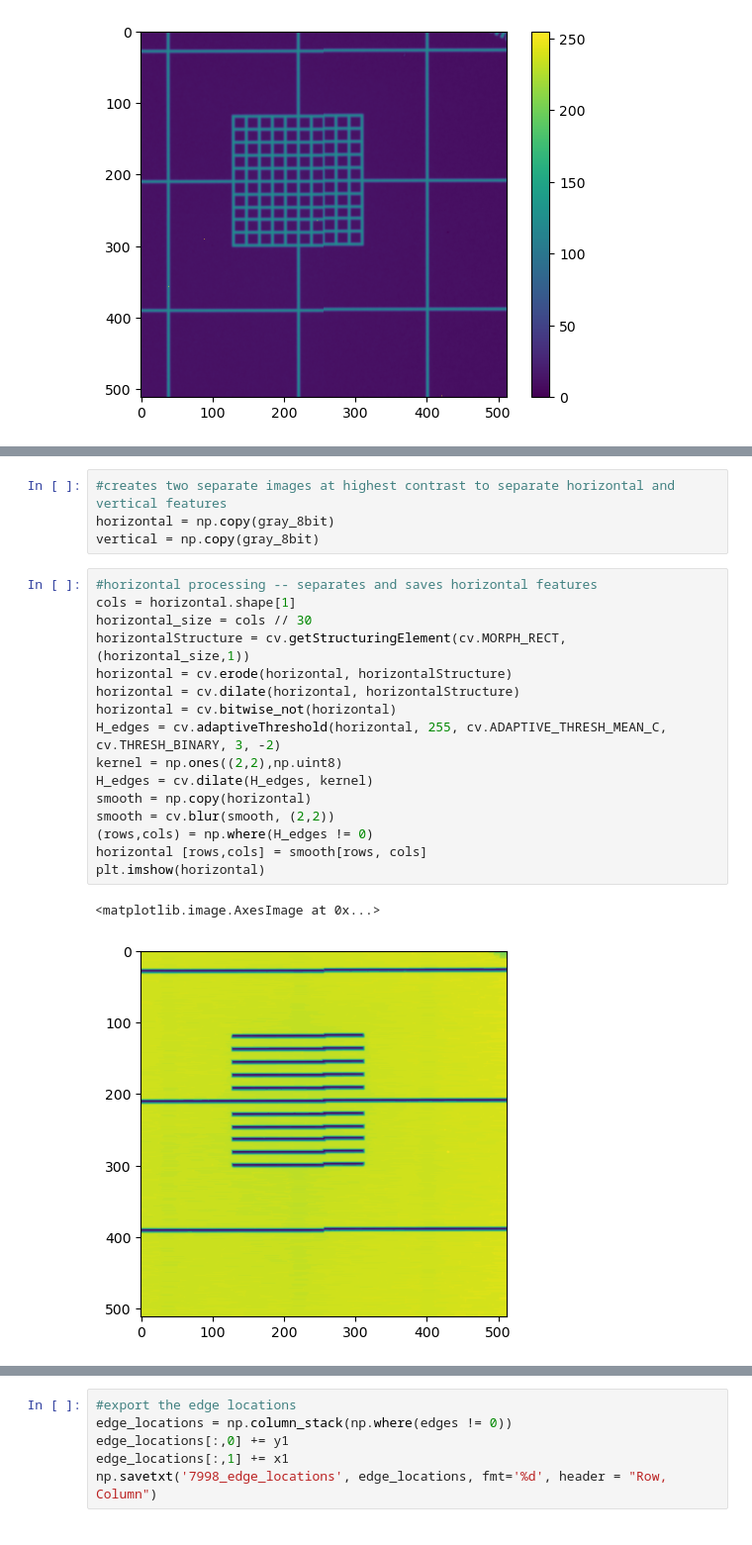
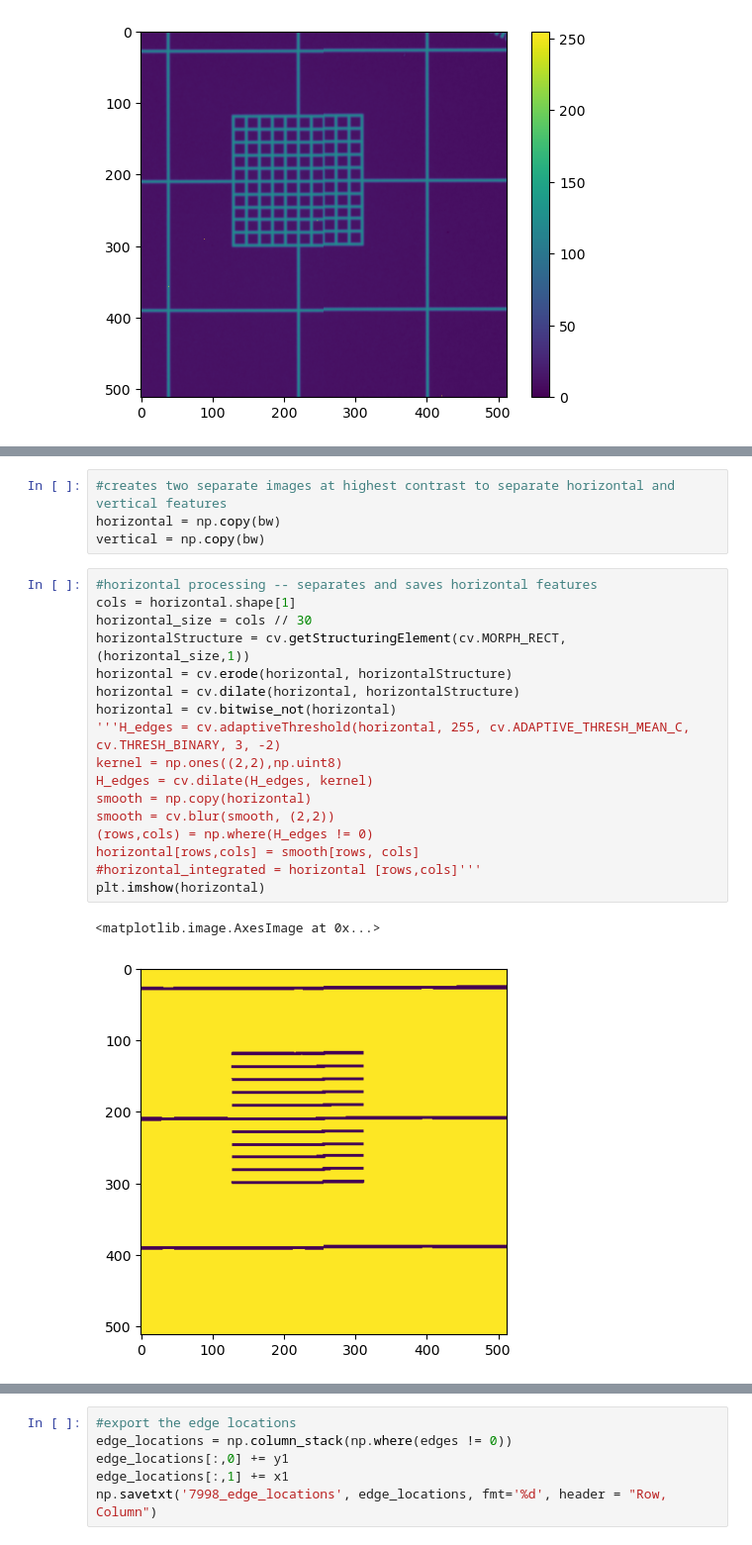
Before and after one commit to ornlneutronimaging/MCP_Sensor_Resolution, a Jupyter notebook: Braggsr/devCVresolution_combined.ipynb, the cells around one changed output, grey strips where cells are left out. Shown at 99% size. Saved outputs shown, nothing was run; the diff lists cells and outputs as text.

```diff
--- a/Braggsr/devCVresolution_combined.ipynb
+++ b/Braggsr/devCVresolution_combined.ipynb
@@ -58,26 +60,27 @@ plt.imshow(bw, cmap='gray')'''
 # %%
 #creates two separate images at highest contrast to separate horizontal and vertical features
-horizontal = np.copy(gray_8bit)
-vertical = np.copy(gray_8bit)
+horizontal = np.copy(bw)
+vertical = np.copy(bw)
 # %%
 #horizontal processing -- separates and saves horizontal features
 cols = horizontal.shape[1]
 horizontal_size = cols // 30
 horizontalStructure = cv.getStructuringElement(cv.MORPH_RECT, (horizontal_size,1))
 horizontal = cv.erode(horizontal, horizontalStructure)
 horizontal = cv.dilate(horizontal, horizontalStructure)
 horizontal = cv.bitwise_not(horizontal)
-H_edges = cv.adaptiveThreshold(horizontal, 255, cv.ADAPTIVE_THRESH_MEAN_C, cv.THRESH_BINARY, 3, -2)
+'''H_edges = cv.adaptiveThreshold(horizontal, 255, cv.ADAPTIVE_THRESH_MEAN_C, cv.THRESH_BINARY, 3, -2)
 kernel = np.ones((2,2),np.uint8)
 H_edges = cv.dilate(H_edges, kernel)
 smooth = np.copy(horizontal)
 smooth = cv.blur(smooth, (2,2))
 (rows,cols) = np.where(H_edges != 0)
-horizontal [rows,cols] = smooth[rows, cols]
+horizontal[rows,cols] = smooth[rows, cols]
+#horizontal_integrated = horizontal [rows,cols]'''
 plt.imshow(horizontal)
 # %% [output]
 <matplotlib.image.AxesImage at 0x...>
-[figure, old version]
+[figure, new version]
 # %%
 #vertical processing -- separates and saves vertical features
 rows = vertical.shape[0]
```
Also changed, not shown: parts of 7 cells of this notebook, 1 other file.
